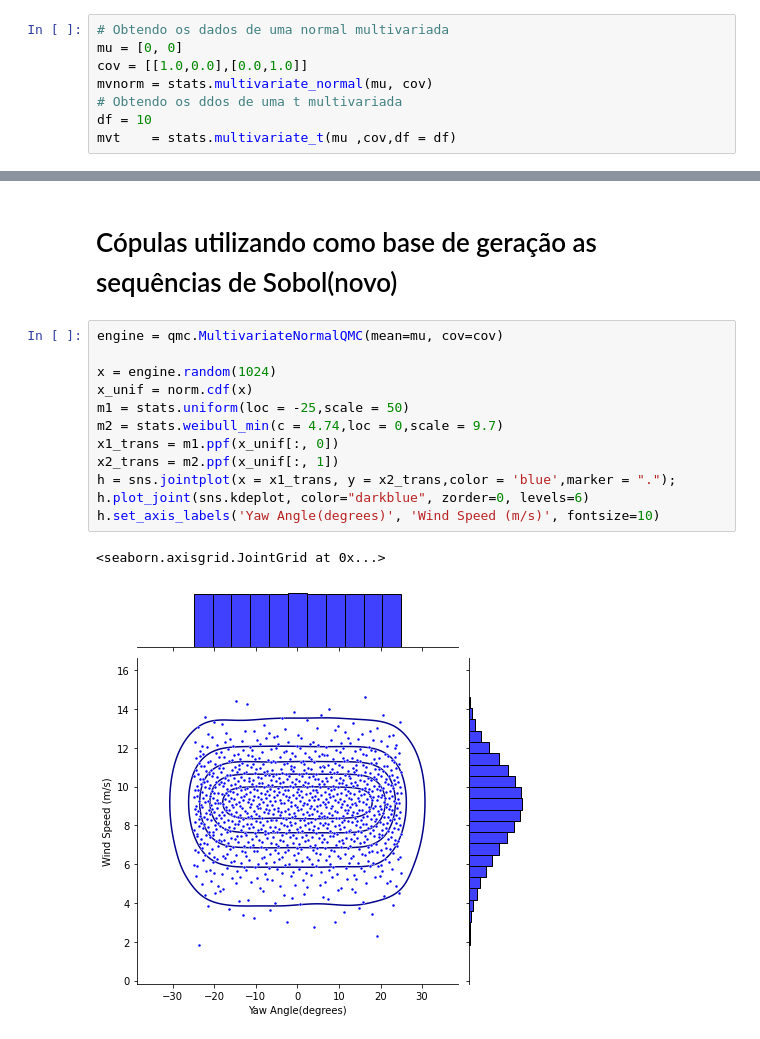
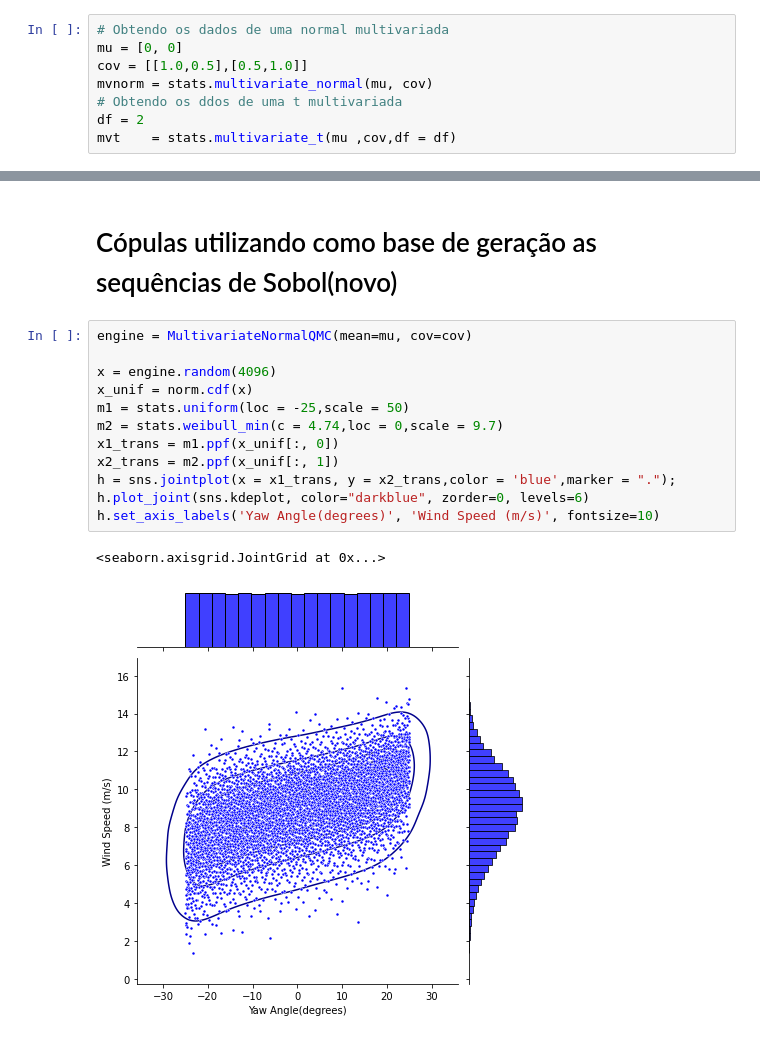
Before and after one commit to LuanDaSilva/EngineeringCopulas, a Jupyter notebook: Wind.ipynb, the cells around one changed output, grey strips where cells are left out. Drawn from its saved outputs; the diff is of its cells as text.

```diff
--- a/Wind.ipynb
+++ b/Wind.ipynb
@@ -13,10 +15,10 @@ from scipy.stats.qmc import MultivariateNormalQMC
 # %%
 # Obtendo os dados de uma normal multivariada
 mu = [0, 0]
-cov = [[1.0,0.0],[0.0,1.0]]
+cov = [[1.0,0.5],[0.5,1.0]]
 mvnorm = stats.multivariate_normal(mu, cov)
 # Obtendo os ddos de uma t multivariada
-df = 10
+df = 2
 mvt    = stats.multivariate_t(mu ,cov,df = df)
 # %%
 # Amostrando 1000 pontos de cada uma
@@ -79,17 +81,17 @@ h.set_axis_labels('Yaw Angle(degrees)', 'Wind Speed (m/s)', fontsize=10)
 # %% [markdown]
 # Cópulas utilizando como base de geração as sequências de Sobol(novo)
 # %%
-engine = qmc.MultivariateNormalQMC(mean=mu, cov=cov)
+engine = MultivariateNormalQMC(mean=mu, cov=cov)
 
-x = engine.random(1024)
+x = engine.random(4096)
 x_unif = norm.cdf(x)
 m1 = stats.uniform(loc = -25,scale = 50)
 m2 = stats.weibull_min(c = 4.74,loc = 0,scale = 9.7)
 x1_trans = m1.ppf(x_unif[:, 0])
 x2_trans = m2.ppf(x_unif[:, 1])
 h = sns.jointplot(x = x1_trans, y = x2_trans,color = 'blue',marker = ".");
 h.plot_joint(sns.kdeplot, color="darkblue", zorder=0, levels=6)
 h.set_axis_labels('Yaw Angle(degrees)', 'Wind Speed (m/s)', fontsize=10)
 # %% [output]
 <seaborn.axisgrid.JointGrid at 0x...>
-[figure, old version]
+[figure, new version]
```
Also changed, not shown: parts of 5 cells of this notebook.
